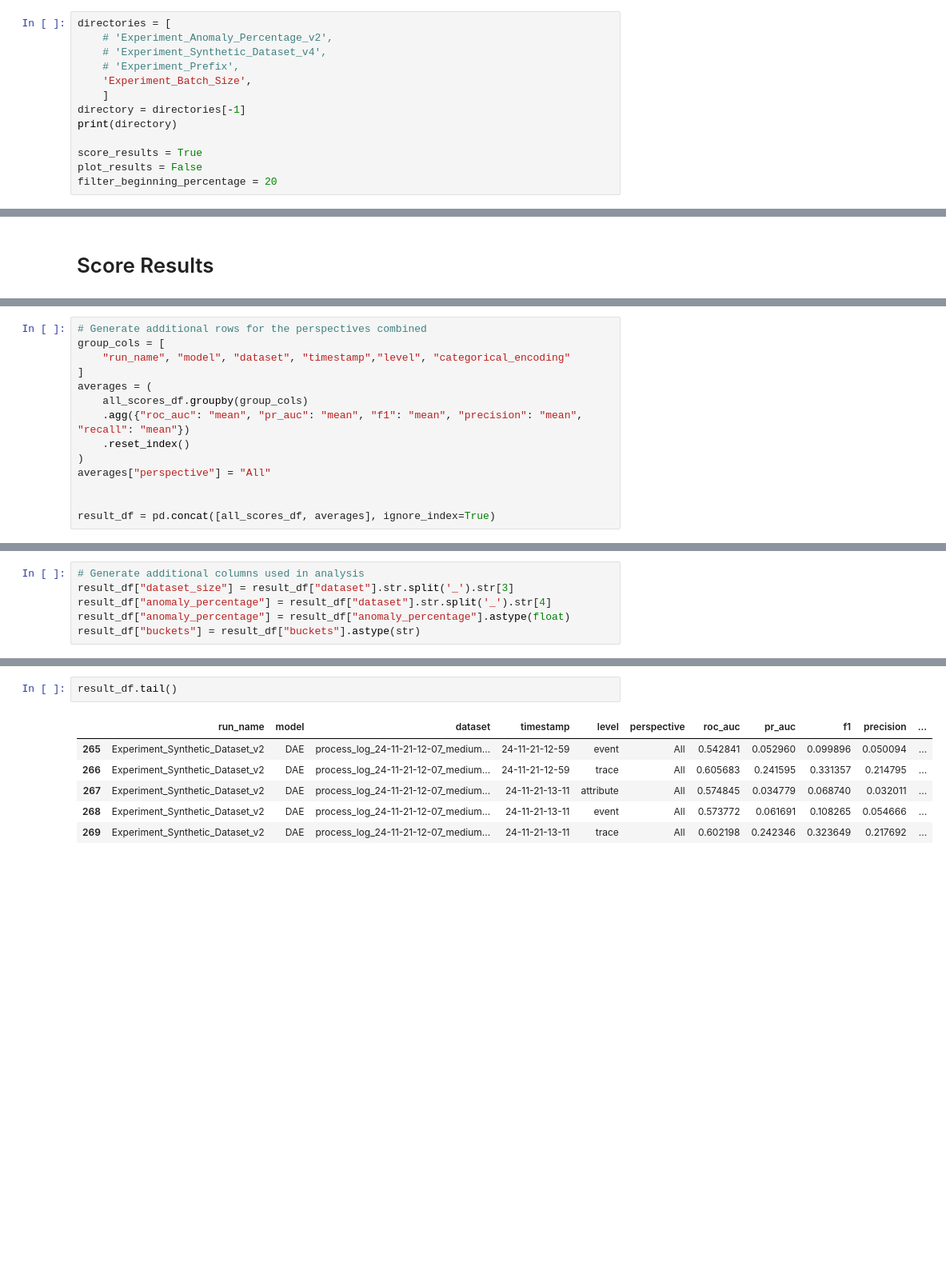
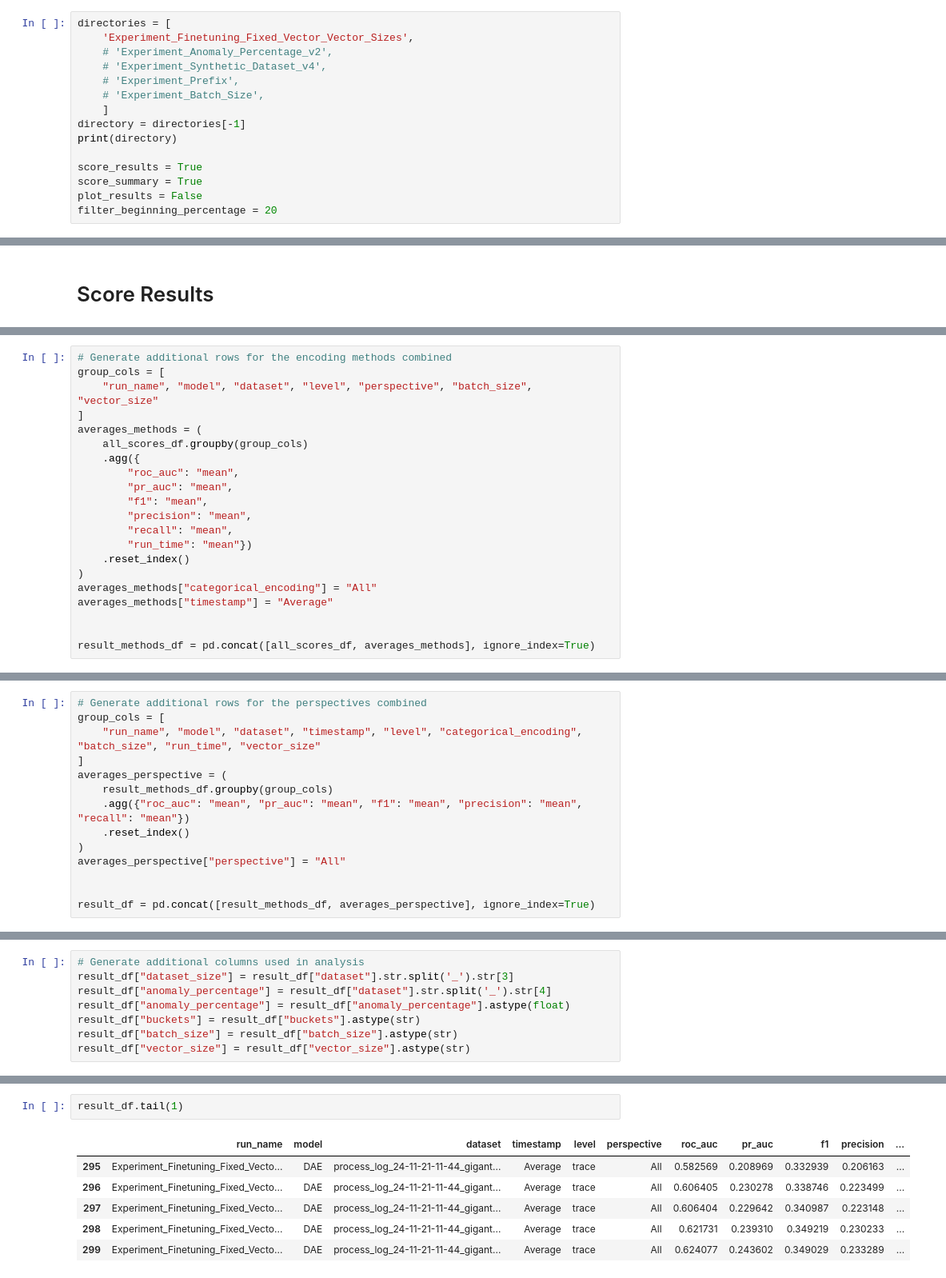
Before and after one commit to ronaldvandenbroek/BPAD, a Jupyter notebook: analysis/raw/raw_error_plots.ipynb, the cells around one changed output, grey strips where cells are left out. Shown at 80% size. Cells and saved outputs as stored; diff of their text form; blank space fills up the shorter version.

```diff
--- a/analysis/raw/raw_error_plots.ipynb
+++ b/analysis/raw/raw_error_plots.ipynb
@@ -149,15 +149,17 @@ def bucket_plot_losses(results_name, labels_name, run_name, directory, bucket_le
 # Loading Runs
 # %%
 directories = [
+    'Experiment_Finetuning_Fixed_Vector_Vector_Sizes',
     # 'Experiment_Anomaly_Percentage_v2',
     # 'Experiment_Synthetic_Dataset_v4',
     # 'Experiment_Prefix',
-    'Experiment_Batch_Size',
+    # 'Experiment_Batch_Size',
     ]
 directory = directories[-1]
 print(directory)
 
 score_results = True
+score_summary = True
 plot_results = False
 filter_beginning_percentage = 20
 # %% [output]
@@ -525,0 +537,21 @@ if score_results:
+# %%
+# Generate additional rows for the encoding methods combined
+group_cols = [
+    "run_name", "model", "dataset", "level", "perspective", "batch_size", "vector_size"
+]
+averages_methods = (
+    all_scores_df.groupby(group_cols)
+    .agg({
+        "roc_auc": "mean",
+        "pr_auc": "mean",
+        "f1": "mean",
+        "precision": "mean",
+        "recall": "mean",
+        "run_time": "mean"})
+    .reset_index()
+)
+averages_methods["categorical_encoding"] = "All"
+averages_methods["timestamp"] = "Average"
+
+
+result_methods_df = pd.concat([all_scores_df, averages_methods], ignore_index=True)
@@ -526,16 +576,16 @@ if score_results:
 # %%
 # Generate additional rows for the perspectives combined
 group_cols = [
-    "run_name", "model", "dataset", "timestamp","level", "categorical_encoding"
+    "run_name", "model", "dataset", "timestamp", "level", "categorical_encoding", "batch_size", "run_time", "vector_size"
 ]
-averages = (
-    all_scores_df.groupby(group_cols)
+averages_perspective = (
+    result_methods_df.groupby(group_cols)
     .agg({"roc_auc": "mean", "pr_auc": "mean", "f1": "mean", "precision": "mean", "recall": "mean"})
     .reset_index()
 )
-averages["perspective"] = "All"
+averages_perspective["perspective"] = "All"
 
 
-result_df = pd.concat([all_scores_df, averages], ignore_index=True)
+result_df = pd.concat([result_methods_df, averages_perspective], ignore_index=True)
 # %%
 print(all_scores_df.shape)
@@ -551,6 +606,8 @@ result_df["dataset_size"] = result_df["dataset"].str.split('_').str[3]
 result_df["anomaly_percentage"] = result_df["dataset"].str.split('_').str[4]
 result_df["anomaly_percentage"] = result_df["anomaly_percentage"].astype(float)
 result_df["buckets"] = result_df["buckets"].astype(str)
+result_df["batch_size"] = result_df["batch_size"].astype(str)
+result_df["vector_size"] = result_df["vector_size"].astype(str)
 # %%
 result_df.shape
 # %% [output]
@@ -558,12 +615,12 @@ result_df.shape
 # %%
-result_df.tail()
+result_df.tail(1)
 # %% [output]
 |  | run_name | model | dataset | timestamp | level | perspective | roc_auc | pr_auc | f1 | precision | ... |
-| 265 | Experiment_Synthetic_Dataset_v2 | DAE | process_log_24-11-21-12-07_medium... | 24-11-21-12-59 | event | All | 0.542841 | 0.052960 | 0.099896 | 0.050094 | ... |
-| 266 | Experiment_Synthetic_Dataset_v2 | DAE | process_log_24-11-21-12-07_medium... | 24-11-21-12-59 | trace | All | 0.605683 | 0.241595 | 0.331357 | 0.214795 | ... |
-| 267 | Experiment_Synthetic_Dataset_v2 | DAE | process_log_24-11-21-12-07_medium... | 24-11-21-13-11 | attribute | All | 0.574845 | 0.034779 | 0.068740 | 0.032011 | ... |
-| 268 | Experiment_Synthetic_Dataset_v2 | DAE | process_log_24-11-21-12-07_medium... | 24-11-21-13-11 | event | All | 0.573772 | 0.061691 | 0.108265 | 0.054666 | ... |
-| 269 | Experiment_Synthetic_Dataset_v2 | DAE | process_log_24-11-21-12-07_medium... | 24-11-21-13-11 | trace | All | 0.602198 | 0.242346 | 0.323649 | 0.217692 | ... |
+| 295 | Experiment_Finetuning_Fixed_Vecto... | DAE | process_log_24-11-21-11-44_gigant... | Average | trace | All | 0.582569 | 0.208969 | 0.332939 | 0.206163 | ... |
+| 296 | Experiment_Finetuning_Fixed_Vecto... | DAE | process_log_24-11-21-11-44_gigant... | Average | trace | All | 0.606405 | 0.230278 | 0.338746 | 0.223499 | ... |
+| 297 | Experiment_Finetuning_Fixed_Vecto... | DAE | process_log_24-11-21-11-44_gigant... | Average | trace | All | 0.606404 | 0.229642 | 0.340987 | 0.223148 | ... |
+| 298 | Experiment_Finetuning_Fixed_Vecto... | DAE | process_log_24-11-21-11-44_gigant... | Average | trace | All | 0.621731 | 0.239310 | 0.349219 | 0.230233 | ... |
+| 299 | Experiment_Finetuning_Fixed_Vecto... | DAE | process_log_24-11-21-11-44_gigant... | Average | trace | All | 0.624077 | 0.243602 | 0.349029 | 0.233289 | ... |
 5 rows × 21 columns
 # %%
 import matplotlib.pyplot as plt
```
Also changed, not shown: parts of 12 cells of this notebook, 7 other files.
